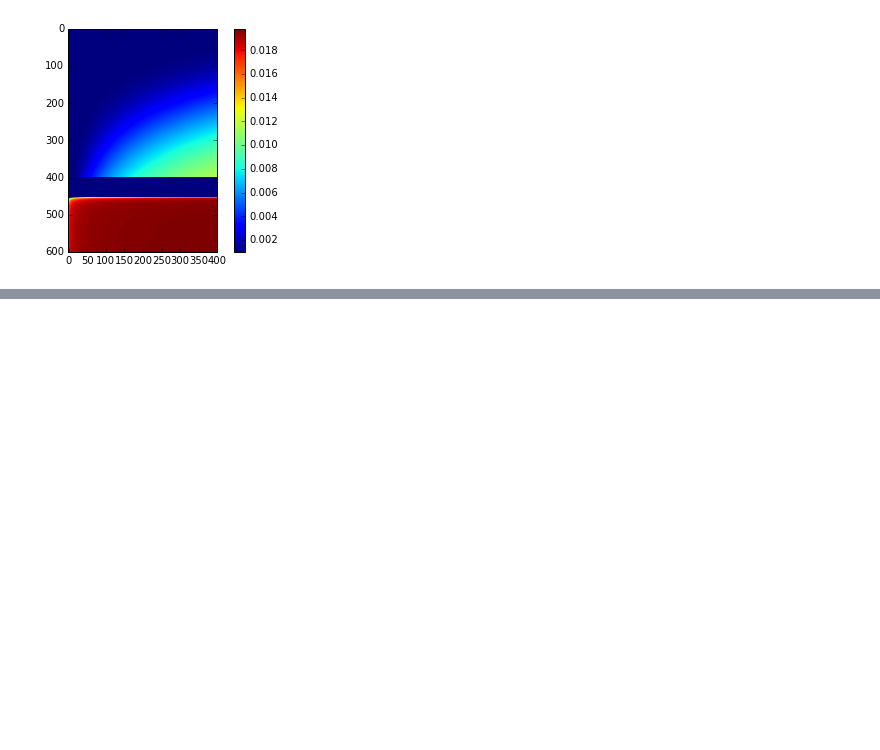
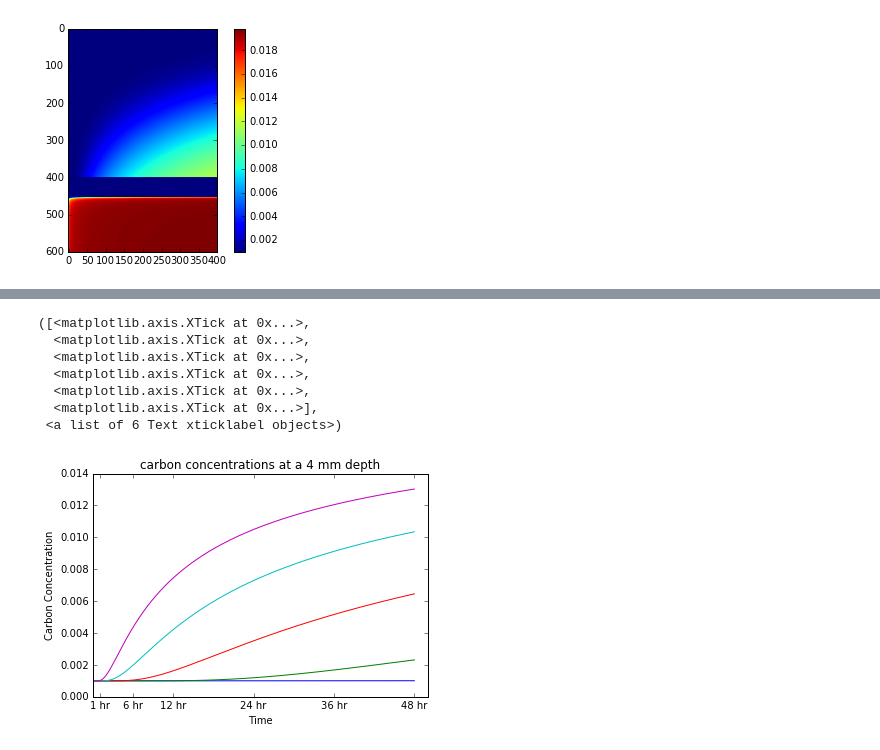
Before and after one commit to browlm13/HSCI_p4, a Jupyter notebook: carbon.ipynb, the cells around one changed output, grey strips where cells are left out. Saved outputs shown, nothing was run; the diff lists cells and outputs as text; code cells hidden in the pictures; blank space fills up the shorter version.

```diff
--- a/carbon.ipynb
+++ b/carbon.ipynb
@@ -47,0 +58,19 @@ plot(ts,C2mm_800K, ts, C2mm_900K, ts, C2mm_1000K, ts, C2mm_1100K, ts, C2mm_1200K
+# %%
+#import numpy as np
+plot(ts,C4mm_800K, ts, C4mm_900K, ts, C4mm_1000K, ts, C4mm_1100K, ts, C4mm_1200K)
+title('carbon concentrations at a 4 mm depth')
+ylabel('Carbon Concentration')
+xlabel('Time')
+
+#adjusting xticks
+xticks( (1*3600, 6*3600, 12*3600, 24*3600, 36*3600, 48*3600),
+('1 hr', '6 hr', '12 hr', '24 hr', '36 hr', '48 hr') )
+# %% [output]
+([<matplotlib.axis.XTick at 0x...>,
+  <matplotlib.axis.XTick at 0x...>,
+  <matplotlib.axis.XTick at 0x...>,
+  <matplotlib.axis.XTick at 0x...>,
+  <matplotlib.axis.XTick at 0x...>,
+  <matplotlib.axis.XTick at 0x...>],
+ <a list of 6 Text xticklabel objects>)
+[figure, added]
```
Also changed, not shown: parts of 4 cells of this notebook, 2 other files.
